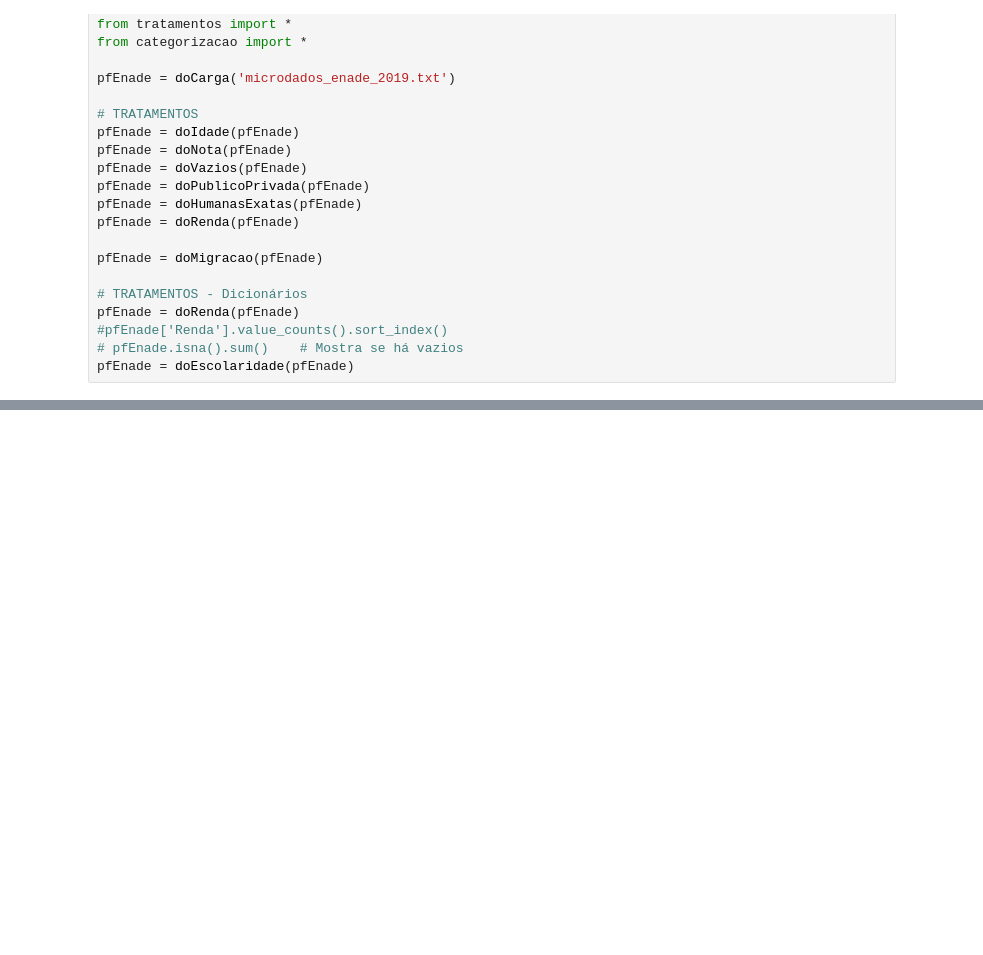
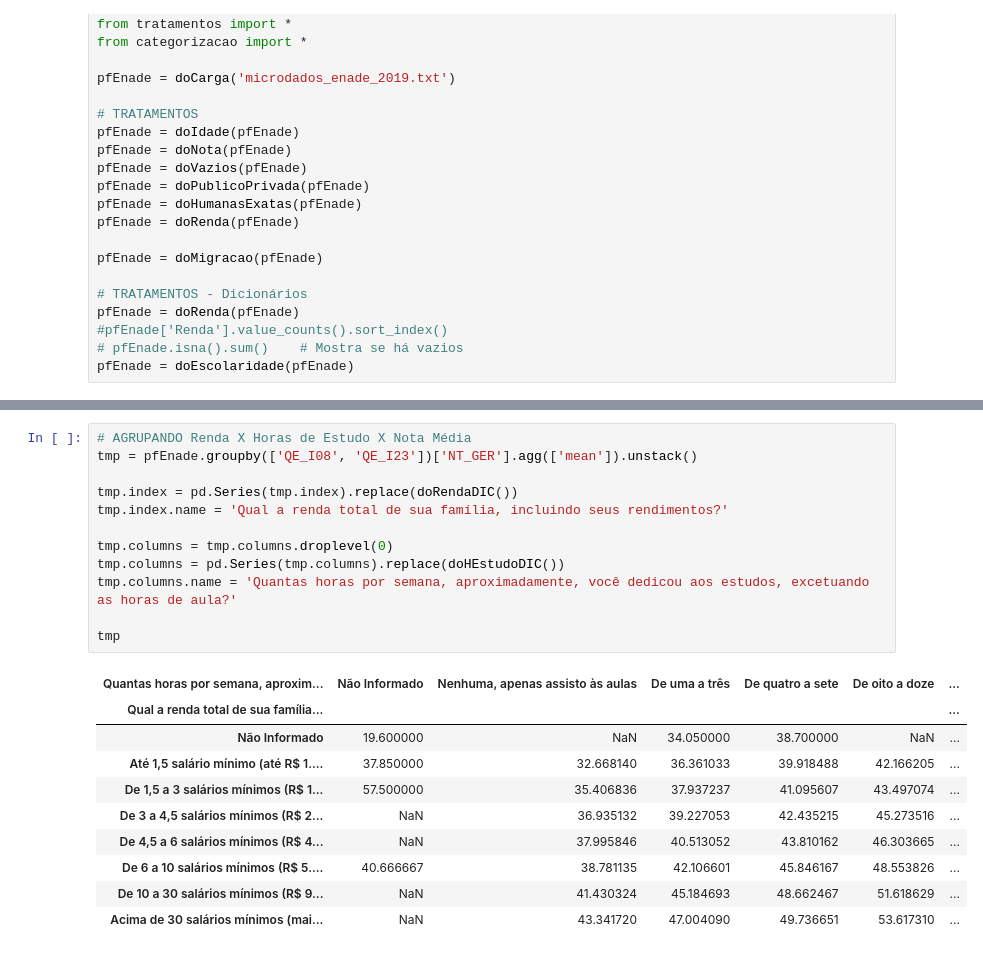
Before and after one commit to svponte/md, a Jupyter notebook: kg.ipynb, the cells around one changed output, grey strips where cells are left out. Drawn from its saved outputs; the diff is of its cells as text; blank space fills up the shorter version.

```diff
--- a/kg.ipynb
+++ b/kg.ipynb
@@ -67,0 +75,23 @@ tmp
+# %%
+# AGRUPANDO Renda X Horas de Estudo X Nota Média
+tmp = pfEnade.groupby(['QE_I08', 'QE_I23'])['NT_GER'].agg(['mean']).unstack()
+
+tmp.index = pd.Series(tmp.index).replace(doRendaDIC())
+tmp.index.name = 'Qual a renda total de sua família, incluindo seus rendimentos?'
+
+tmp.columns = tmp.columns.droplevel(0)
+tmp.columns = pd.Series(tmp.columns).replace(doHEstudoDIC())
+tmp.columns.name = 'Quantas horas por semana, aproximadamente, você dedicou aos estudos, excetuando as horas de aula?'
+
+tmp
+# %% [output]
+| Quantas horas por semana, aproxim... | Não Informado | Nenhuma, apenas assisto às aulas | De uma a três | De quatro a sete | De oito a doze | ... |
+| Qual a renda total de sua família... |  |  |  |  |  | ... |
+| Não Informado | 19.600000 | NaN | 34.050000 | 38.700000 | NaN | ... |
+| Até 1,5 salário mínimo (até R$ 1.... | 37.850000 | 32.668140 | 36.361033 | 39.918488 | 42.166205 | ... |
+| De 1,5 a 3 salários mínimos (R$ 1... | 57.500000 | 35.406836 | 37.937237 | 41.095607 | 43.497074 | ... |
+| De 3 a 4,5 salários mínimos (R$ 2... | NaN | 36.935132 | 39.227053 | 42.435215 | 45.273516 | ... |
+| De 4,5 a 6 salários mínimos (R$ 4... | NaN | 37.995846 | 40.513052 | 43.810162 | 46.303665 | ... |
+| De 6 a 10 salários mínimos (R$ 5.... | 40.666667 | 38.781135 | 42.106601 | 45.846167 | 48.553826 | ... |
+| De 10 a 30 salários mínimos (R$ 9... | NaN | 41.430324 | 45.184693 | 48.662467 | 51.618629 | ... |
+| Acima de 30 salários mínimos (mai... | NaN | 43.341720 | 47.004090 | 49.736651 | 53.617310 | ... |
```
Also changed, not shown: parts of 11 cells of this notebook, 2 other files.
